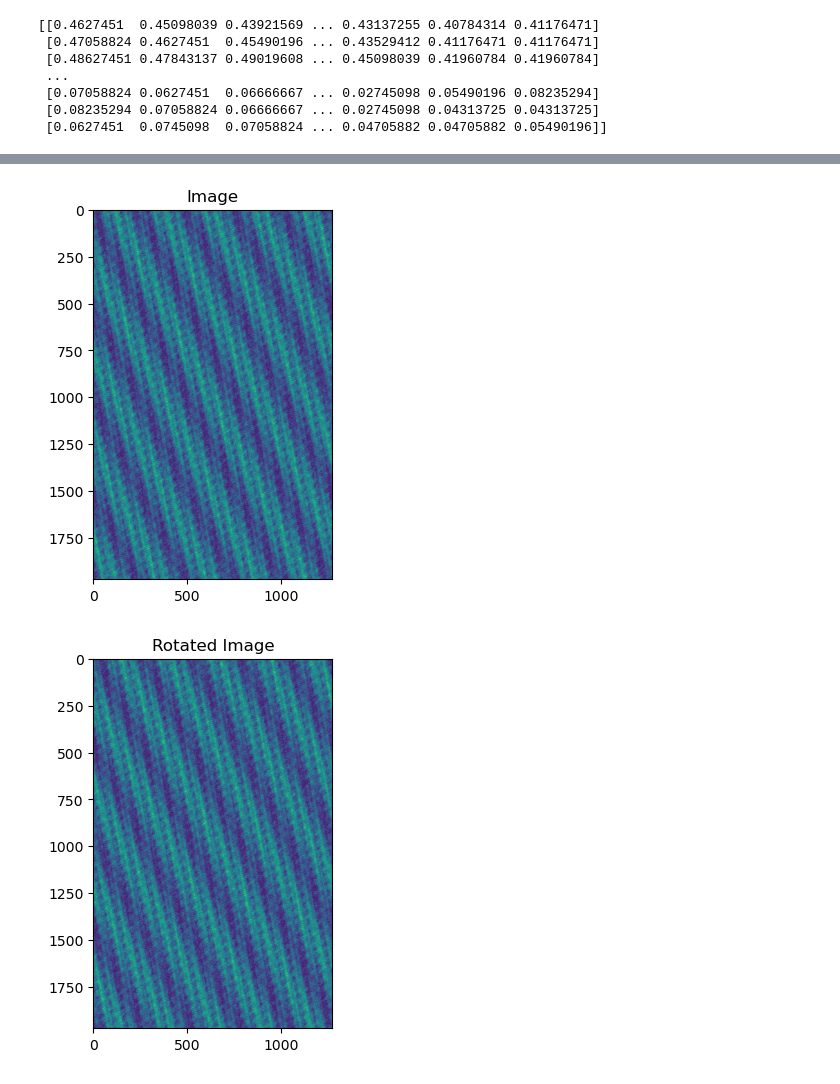
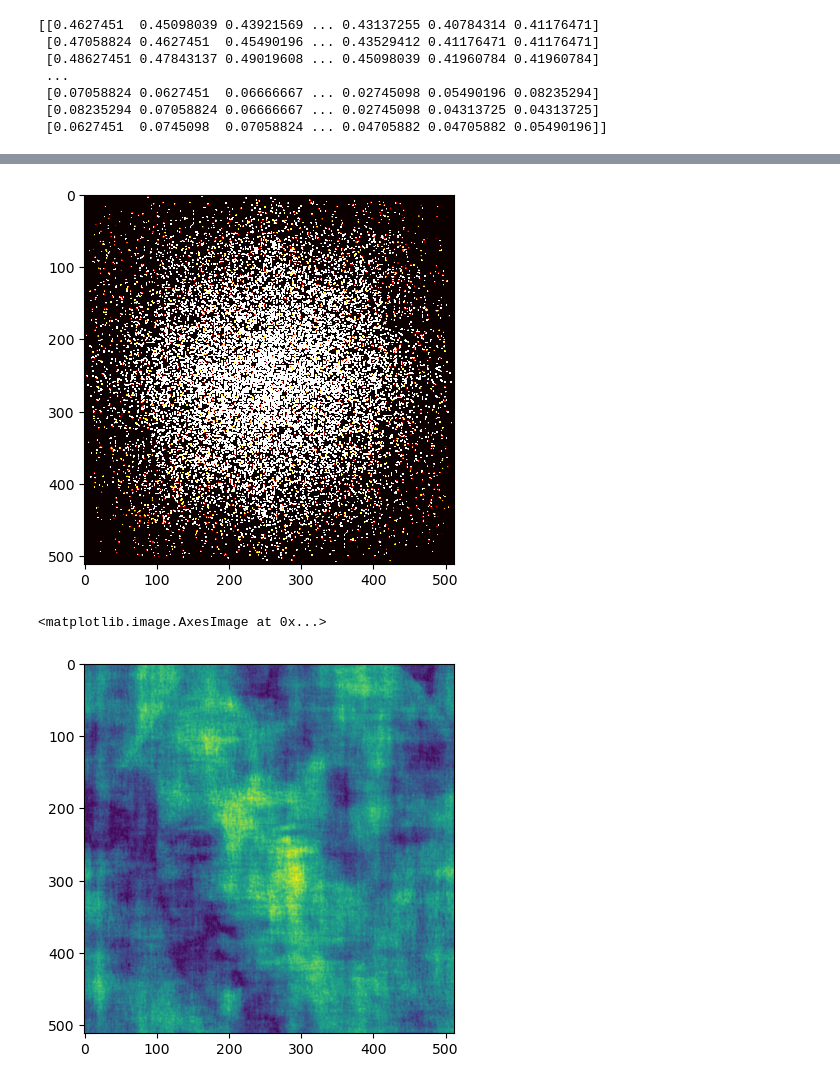
Before and after one commit to tart-telescope/array-optimization, a Jupyter notebook: mona_lisa?.ipynb, the cells around one changed output, grey strips where cells are left out. Drawn from its saved outputs; the diff is of its cells as text; code cells hidden in the pictures.

```diff
--- a/mona_lisa?.ipynb
+++ b/mona_lisa?.ipynb
@@ -89,0 +107,6 @@ unnormalized_intensity_t.type
+# %%
+def vis2sky(vis):
+    return  torch.fft.fftshift(torch.fft.fft2(torch.fft.ifftshift(vis)))
+
+sky_img = vis2sky(vis_im)
+plt.imshow(np.log(np.abs(sky_img)))
@@ -91,10 +117,11 @@ unnormalized_intensity_t.type
 import torch
 
 # Parameters
-nant = 32
-max_baseline = 4
-width = 1276
-height = 1971
+nant = 128
+max_baseline = 8
+width = visibilities.shape[1]
+height = visibilities.shape[0]
+
 center_position = [width / 2, height / 2]
 
 # Generate random antenna positions
@@ -116,51 +143,49 @@ for i in range(nant):
             a1 = ant_pos[i]
             a2 = ant_pos[j]
             u = a1[0] - a2[0]
             v = a1[1] - a2[1]
             baseline_array.append([u, v])
 
 baselines = torch.tensor(baseline_array)
 
 # Initialize uv array
 
 
-uv = torch.zeros((1971, 1276), dtype=torch.complex64, requires_grad=False)
+uv = torch.zeros((height, width), dtype=torch.complex64, requires_grad=False)
 #torch.zeros((height, width), dtype=torch.complex64, requires_grad=False)
 
 
 # Iterate over baselines
 for u, v in baselines:
     u_index = int((u + max_baseline) * width / (2 * max_baseline))
     v_index = int((v + max_baseline) * height / (2 * max_baseline))
+
     if 0 <= u_index < width and 0 <= v_index < height:
-        uv[v_index, u_index] = sky_brightness[v_index, u_index]  # Fixed the indexing order here
+        uv[v_index, u_index] = visibilities[v_index, u_index]  # Fixed the indexing order here
 
 
+
+vmin=0
+vmax=.000001
+
+plt.imshow(np.abs(uv),cmap='hot',vmin=vmin, vmax=vmax)
+plt.show()
 # Compute the inverse FFT of the uv plane
-sky_im = torch.fft.fftshift(torch.fft.ifft2(torch.fft.ifftshift(uv)))
 
-# Check the result
-sky=torch.abs(sky_im)
+#torch.fft.fftshift(torch.fft.fft2(torch.fft.ifftshift(uv)))
 
 #vmin = 0.0
 #vmax = 0.0007
 #[v_index, u_index]
 
-plt.imshow(sky)
-plt.title('Image')
+recontructed_img=vis2sky((uv))
+plt.imshow(np.abs(recontructed_img))
+
+#plt.imshow(sky)
+#plt.title('Image')
 #plt.savefig('monalisa')
-plt.show()
+#plt.show()
 # %% [output]
-[figure, old version]
+[figure, new version]
+<matplotlib.image.AxesImage at 0x...>
+[figure, added]
-# %%
-skys=torch.abs(sky_im)
-
-sky_rotated = np.rot90(skys, 2)
-
-# Display the rotated image
-plt.imshow(sky_rotated)
-plt.title('Rotated Image')
-#plt.savefig('monalisa')  # Uncomment to save the image
-plt.show()
-# %% [output]
-[figure, removed]
```
Also changed, not shown: parts of 8 cells of this notebook, 2 other files.
